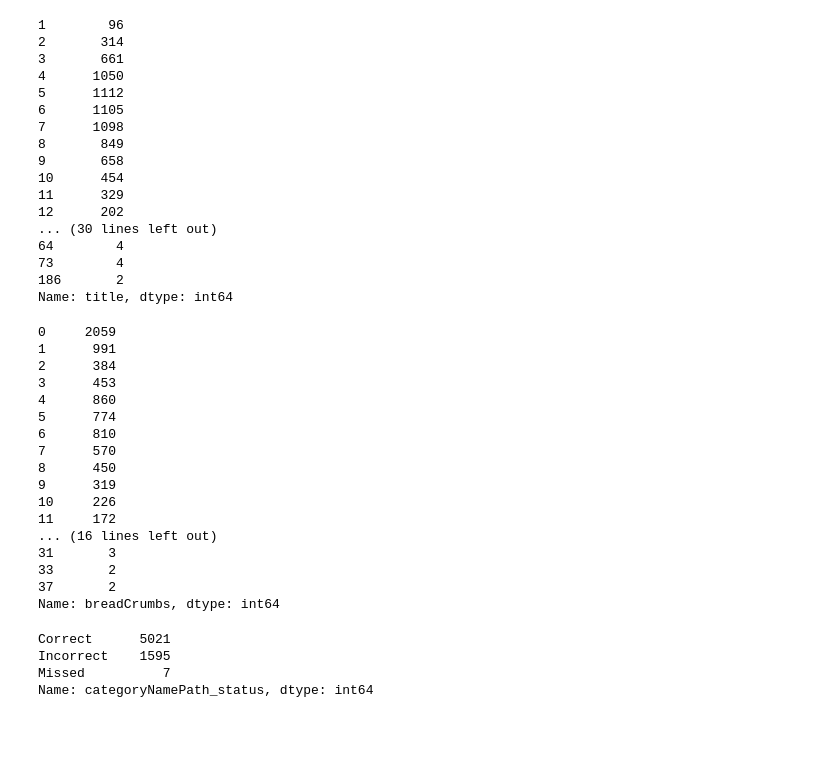
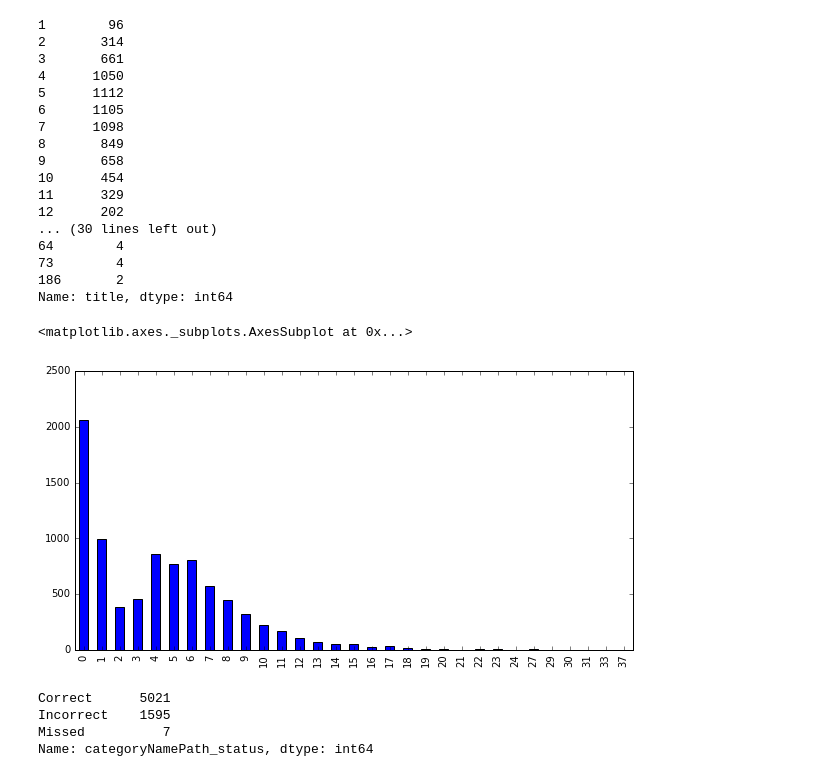
Before and after one commit to ind9/mlbootcamp, a Jupyter notebook: week2/week2.ipynb, the cells around one changed output. Drawn from its saved outputs; the diff is of its cells as text; code cells hidden in the pictures; blank space fills up the shorter version.

```diff
--- a/week2/week2.ipynb
+++ b/week2/week2.ipynb
@@ -167,25 +167,10 @@ sc_data["title"].apply(lambda x: len(x.split())).value_counts().sort_index()
 186       2
 Name: title, dtype: int64
 # %%
-sc_data["breadCrumbs"].apply(lambda c: len([y for x in (c.split(' > ') if type(c) == str else []) for y in x.split()])).value_counts().sort_index()
+sc_data["breadCrumbs"].apply(lambda c: len([y for x in (c.split(' > ') if type(c) == str else []) for y in x.split()])).value_counts().sort_index().plot.bar()
 # %% [output]
-0     2059
-1      991
-2      384
-3      453
-4      860
-5      774
-6      810
-7      570
-8      450
-9      319
-10     226
-11     172
-... (16 lines left out)
-31       3
-33       2
-37       2
-Name: breadCrumbs, dtype: int64
+<matplotlib.axes._subplots.AxesSubplot at 0x...>
+[figure, added]
 # %%
 classified = sc_data["categoryNamePath_status"].value_counts()
 # %%
```
Also changed, not shown: parts of 9 cells of this notebook.
